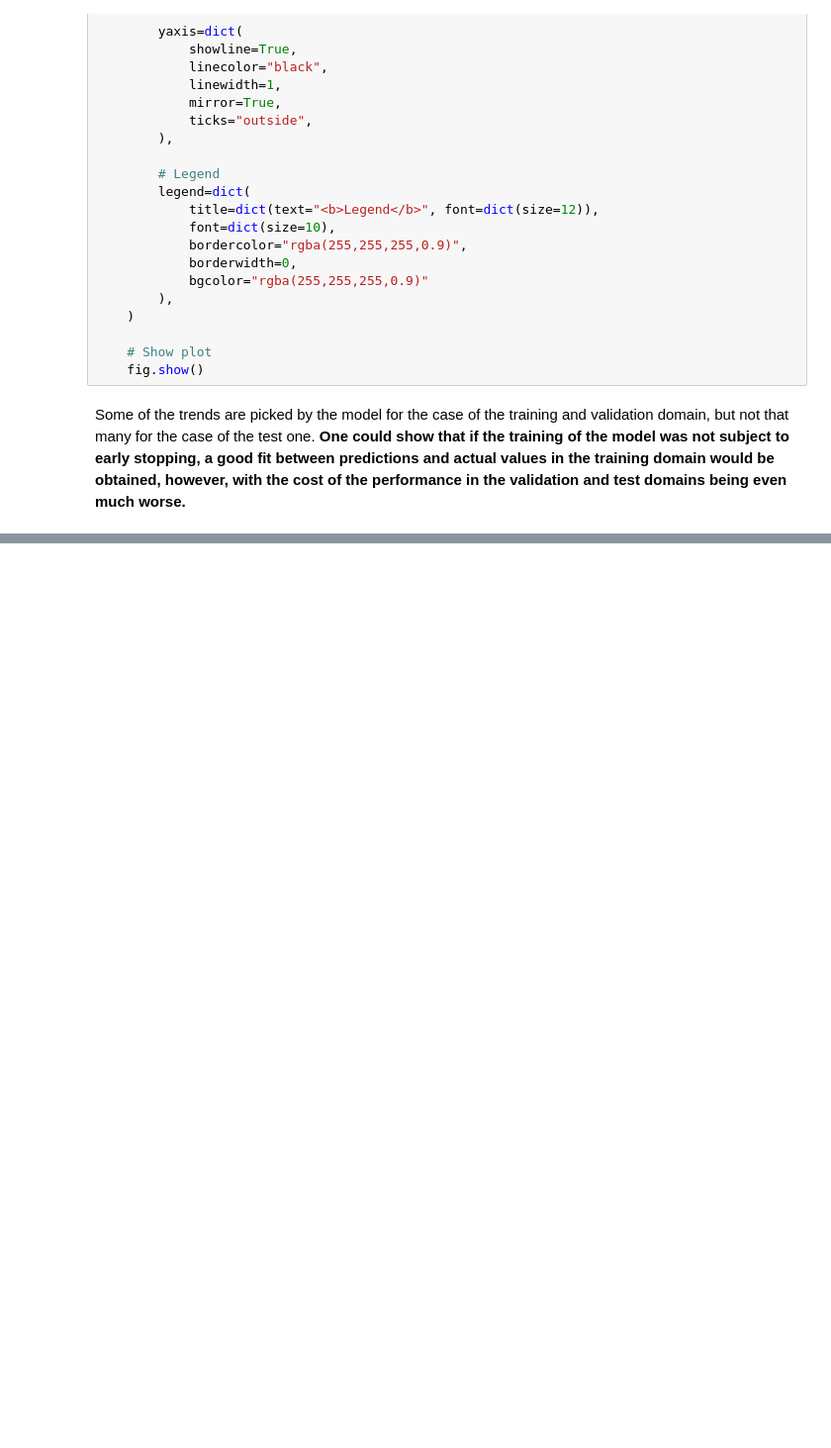
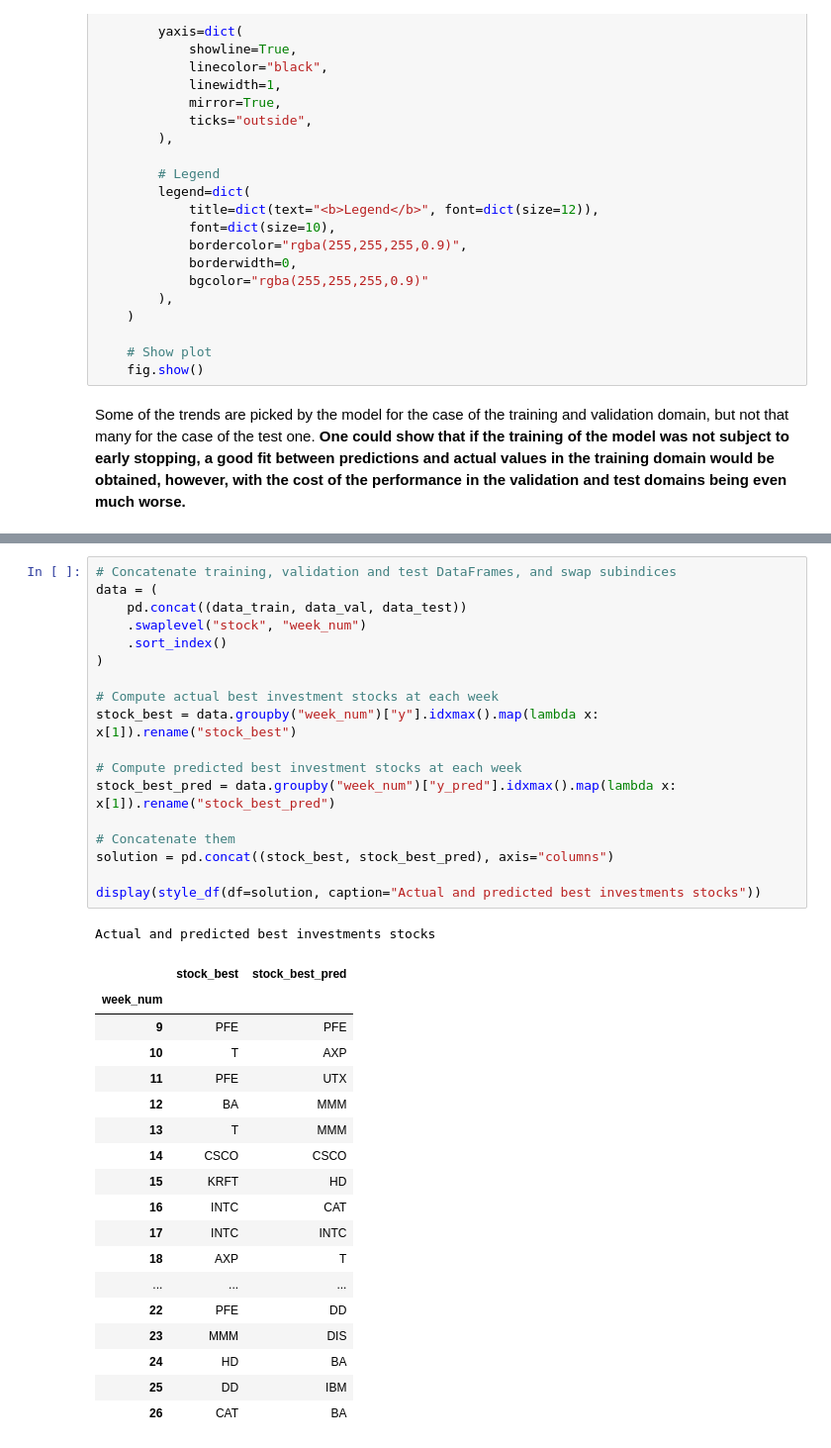
Before and after one commit to eliocpereira95/DSU-Recruitment-Challenges, a Jupyter notebook: submission.ipynb, the cells around one changed output, grey strips where cells are left out. Shown at 99% size. Drawn from its saved outputs; the diff is of its cells as text; blank space fills up the shorter version.

```diff
--- a/submission.ipynb
+++ b/submission.ipynb
@@ -1240,0 +1234,38 @@ In the conclusions, you should enumerate the results you got after completing th
+# %%
+# Concatenate training, validation and test DataFrames, and swap subindices
+data = (
+    pd.concat((data_train, data_val, data_test))
+    .swaplevel("stock", "week_num")
+    .sort_index()
+)
+
+# Compute actual best investment stocks at each week
+stock_best = data.groupby("week_num")["y"].idxmax().map(lambda x: x[1]).rename("stock_best")
+
+# Compute predicted best investment stocks at each week
+stock_best_pred = data.groupby("week_num")["y_pred"].idxmax().map(lambda x: x[1]).rename("stock_best_pred")
+
+# Concatenate them
+solution = pd.concat((stock_best, stock_best_pred), axis="columns")
+
+display(style_df(df=solution, caption="Actual and predicted best investments stocks"))
+# %% [output]
+Actual and predicted best investments stocks
+|  | stock_best | stock_best_pred |
+| week_num |  |  |
+| 9 | PFE | PFE |
+| 10 | T | AXP |
+| 11 | PFE | UTX |
+| 12 | BA | MMM |
+| 13 | T | MMM |
+| 14 | CSCO | CSCO |
+| 15 | KRFT | HD |
+| 16 | INTC | CAT |
+| 17 | INTC | INTC |
+| 18 | AXP | T |
+| ... | ... | ... |
+| 22 | PFE | DD |
+| 23 | MMM | DIS |
+| 24 | HD | BA |
+| 25 | DD | IBM |
+| 26 | CAT | BA |
```
Also changed, not shown: parts of 7 cells of this notebook.
